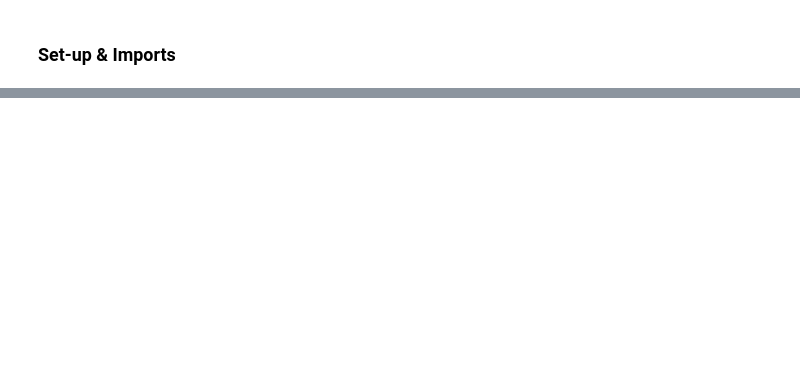
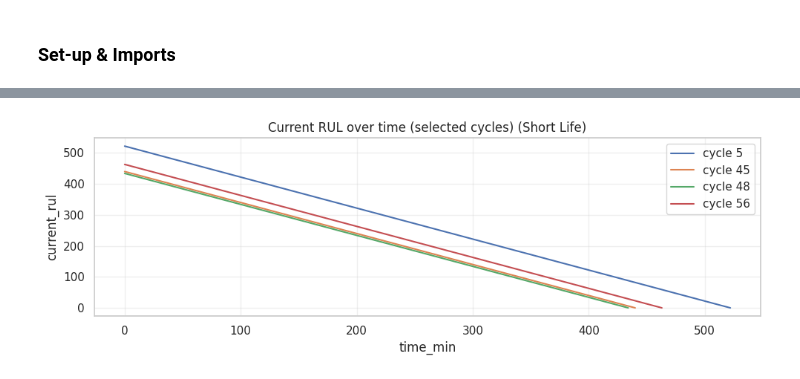
Before and after one commit to canozkan17/ROS2-Based-Smart-Factory-Digital-Twin, a Jupyter notebook: model_hydraulic_press_Training.ipynb, the cells around one changed output, grey strips where cells are left out. Saved outputs shown, nothing was run; the diff lists cells and outputs as text; code cells hidden in the pictures; blank space fills up the shorter version.

```diff
--- a/model_hydraulic_press_Training.ipynb
+++ b/model_hydraulic_press_Training.ipynb
@@ -908,0 +366,89 @@ Saved plots in: /home/can_ozkan/capstone_project/hydraulic_press data/diagnostic
+# %%
+# 2A/ Additional EDA
+print("2A/ ADDITIONAL EDA - RUL time-series, sensor correlations, and boxplots")
+
+# Ensure datasets are loaded
+assert 'df_raw_short_life' in globals() and 'df_raw_long_life' in globals(), "Datasets must be defined (run dataset load cells)"
+
+
+def additional_eda(df_raw, title_suffix=""):
+    # Sensors to inspect
+    sensors = ['vibration', 'temp_motor', 'pressure', 'vib_motor']
+    available_sensors = [s for s in sensors if s in df_raw.columns]
+    if not available_sensors:
+        print(f"No sensor columns available for 2A EDA {title_suffix}")
+        return
+    else:
+        print(f"Sensors used {title_suffix}: {available_sensors}")
+
+    # Select a few cycles to plot (same logic as before)
+    np.random.seed(42)
+    unique_cycles = sorted(df_raw['cycle_id'].unique())
+    num_cycles = min(4, len(unique_cycles))
+    selected_cycles = sorted(np.random.choice(unique_cycles, size=num_cycles, replace=False))
+    print(f"Selected cycles for RUL time-series {title_suffix}: {selected_cycles}")
+
+    # Plot RUL time-series
+    plt.figure(figsize=(10, 3.5))
+    for c in selected_cycles:
+        sub = df_raw[df_raw['cycle_id'] == c].sort_values('time_min')
+        plt.plot(sub['time_min'], sub['current_rul'], label=f'cycle {c}', linewidth=1.5)
+    plt.xlabel('time_min')
+    plt.ylabel('current_rul')
+    plt.title(f'Current RUL over time (selected cycles) {title_suffix}')
+    plt.grid(alpha=0.3)
+    plt.legend(loc='upper right')
+    plt.tight_layout()
+    plt.show()
+
+    # Correlation between sensors and current_rul
+    if 'current_rul' not in df_raw.columns:
+        print(f"Warning: 'current_rul' column not found in {title_suffix}; skipping correlation analysis")
+        return
+    else:
+        corr_df = df_raw[available_sensors + ['current_rul']].corr()
+        rul_corr = corr_df['current_rul'].drop('current_rul')
+        print(f"Sensor correlations with current_rul {title_suffix} (sorted by absolute value):")
+        print(rul_corr.abs().sort_values(ascending=False).rename('abs_corr'))
+
+    # Barplot of correlations
+    plt.figure(figsize=(6, 3.5))
+    rul_corr_sorted = rul_corr.loc[rul_corr.abs().sort_values(ascending=True).index]
+    sns.barplot(x=rul_corr_sorted.values, y=rul_corr_sorted.index, palette='vlag')
+    plt.xlabel('Pearson correlation')
+    plt.title(f'Sensor correlation with current_rul {title_suffix}')
+    for i, v in enumerate(rul_corr_sorted.values):
+        plt.text(v, i, f" {v:.2f}", va='center')
+    plt.tight_layout()
+    plt.show()
+
+    # Heatmap of sensor + RUL correlations
+    plt.figure(figsize=(6, 5))
+    sns.heatmap(corr_df.loc[available_sensors + ['current_rul'], available_sensors + ['current_rul']],
+                annot=True, fmt='.2f', cmap='vlag', center=0)
+    plt.title(f'Correlation matrix (sensors + current_rul) {title_suffix}')
+    plt.tight_layout()
+    plt.show()
+
+    # Boxplots of sensor distributions
+    if available_sensors:
+        melt = df_raw[available_sensors].melt(var_name='sensor', value_name='value')
+        plt.figure(figsize=(10, 4))
+        sns.boxplot(x='sensor', y='value', data=melt, palette='pastel')
+        plt.title(f'Sensor value distributions (boxplot) {title_suffix}')
+        plt.xlabel('sensor')
+        plt.tight_layout()
+        plt.show()
+
+
+# Run for both datasets
+print('-' * 40)
+print("Short-Life Dataset:")
+print('-' * 40)
+additional_eda(df_raw_short_life, title_suffix="(Short Life)")
+
+print('-' * 40)
+print("Long-Life Dataset:")
+print('-' * 40)
+additional_eda(df_raw_long_life, title_suffix="(Long Life)")
+# %% [output]
@@ -908,0 +461 @@ Saved plots in: /home/can_ozkan/capstone_project/hydraulic_press data/diagnostic
+[figure, added]
```
Also changed, not shown: parts of 55 cells of this notebook, 41 other files.
